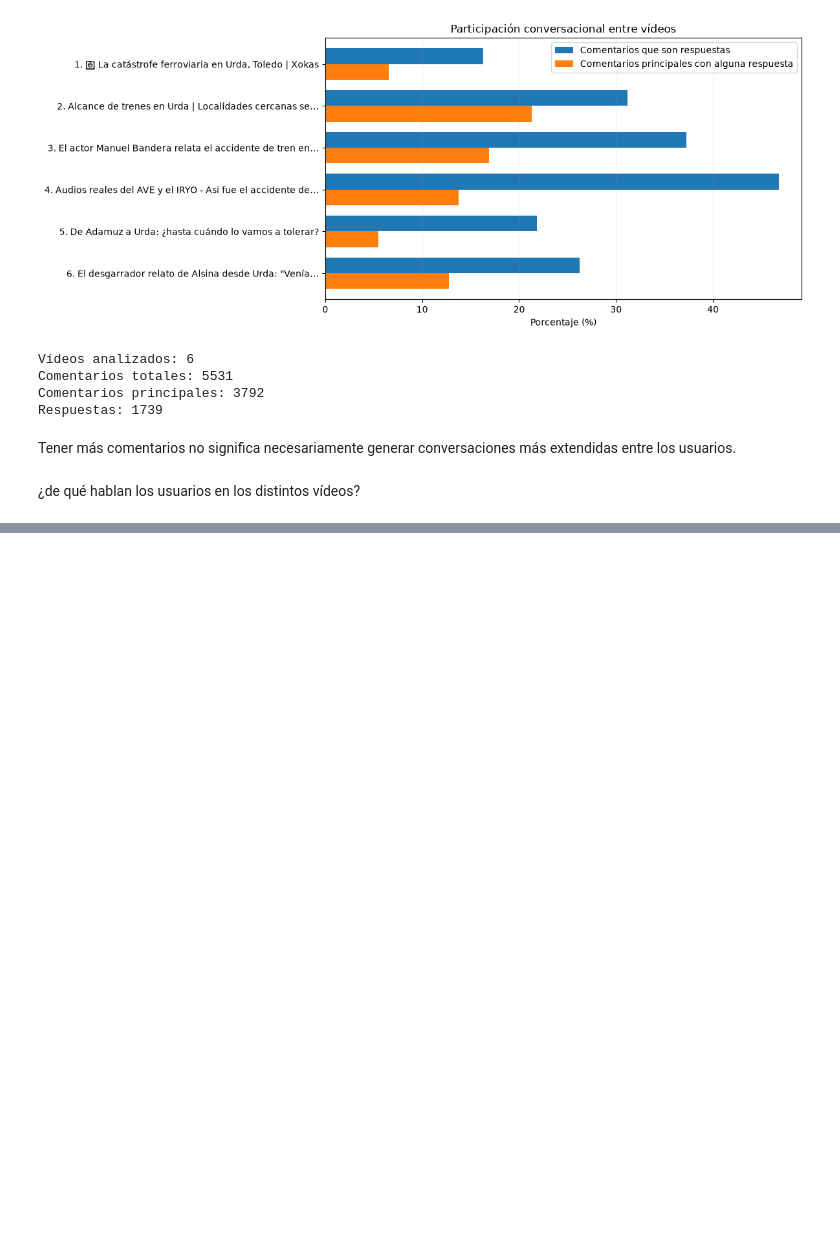
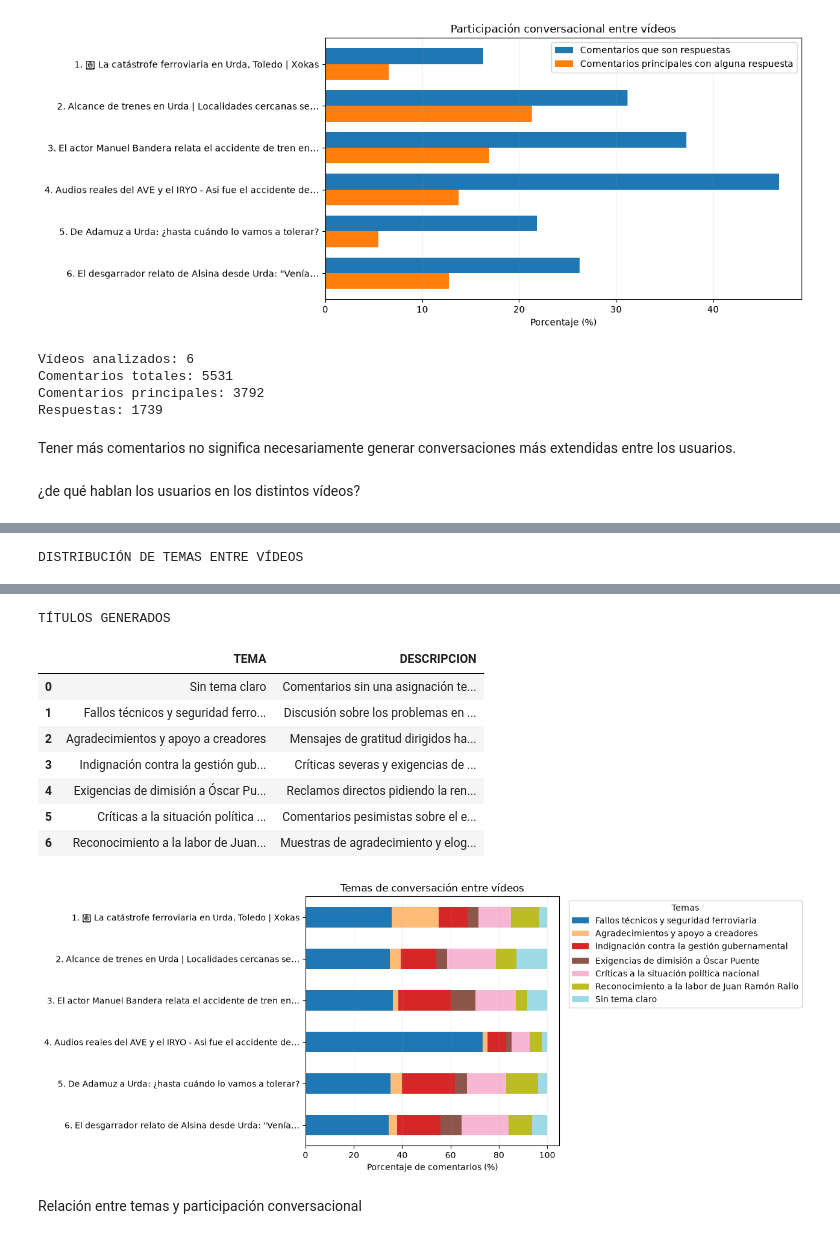
Before and after one commit to jejoama/Practicas_Curriculares, a Jupyter notebook: GENERAL_def.ipynb, the cells around one changed output, grey strips where cells are left out. Cells and saved outputs as stored; diff of their text form; code cells hidden in the pictures; blank space fills up the shorter version.

```diff
--- a/GENERAL_def.ipynb
+++ b/GENERAL_def.ipynb
@@ -5340,0 +5519,55 @@ DISTRIBUCIÓN PORCENTUAL DE TEMAS
+# %%
+# ============================================================
+# 5. MOSTRAR TEMAS CON TÍTULOS AUTOMÁTICOS
+# ============================================================
+
+# Renombrar columnas de la tabla de temas
+tabla_temas_titulada = tabla_temas.copy()
+
+tabla_temas_titulada = tabla_temas_titulada.rename(
+    columns=titulos_temas
+)
+
+# Reordenar columnas: dejar "Sin tema claro" al final si existe
+cols = [c for c in tabla_temas_titulada.columns if c != "Sin tema claro"]
+if "Sin tema claro" in tabla_temas_titulada.columns:
+    cols = cols + ["Sin tema claro"]
+
+tabla_temas_titulada = tabla_temas_titulada[cols]
+
+print("DISTRIBUCIÓN DE TEMAS ENTRE VÍDEOS")
+display(tabla_temas_titulada.round(2))
+
+# Mostrar también resumen de temas
+resumen_temas = pd.DataFrame({
+    "TEMA": list(titulos_temas.values()),
+    "DESCRIPCION": [descripciones_temas[k] for k in titulos_temas.keys()]
+})
+
+print("TÍTULOS GENERADOS")
+display(resumen_temas)
+
+# Gráfico con títulos en vez de números
+ax = tabla_temas_titulada.plot(
+    kind="barh",
+    stacked=True,
+    figsize=(13, max(5, len(tabla_temas_titulada) * 0.85)),
+    colormap="tab20"
+)
+
+ax.set_title("Temas de conversación entre vídeos")
+ax.set_xlabel("Porcentaje de comentarios (%)")
+ax.set_ylabel("")
+ax.invert_yaxis()
+ax.grid(axis="x", alpha=0.2)
+
+ax.legend(
+    title="Temas",
+    bbox_to_anchor=(1.02, 1),
+    loc="upper left"
+)
+
+plt.tight_layout()
+plt.show()
+# %% [output]
+DISTRIBUCIÓN DE TEMAS ENTRE VÍDEOS
@@ -5340,0 +5582,12 @@ DISTRIBUCIÓN PORCENTUAL DE TEMAS
+TÍTULOS GENERADOS
+|  | TEMA | DESCRIPCION |
+| 0 | Sin tema claro | Comentarios sin una asignación te... |
+| 1 | Fallos técnicos y seguridad ferro... | Discusión sobre los problemas en ... |
+| 2 | Agradecimientos y apoyo a creadores | Mensajes de gratitud dirigidos ha... |
+| 3 | Indignación contra la gestión gub... | Críticas severas y exigencias de ... |
+| 4 | Exigencias de dimisión a Óscar Pu... | Reclamos directos pidiendo la ren... |
+| 5 | Críticas a la situación política ... | Comentarios pesimistas sobre el e... |
+| 6 | Reconocimiento a la labor de Juan... | Muestras de agradecimiento y elog... |
+[figure, added]
+# %% [markdown]
+Relación entre temas y participación conversacional
```
Also changed, not shown: parts of 28 cells of this notebook.
